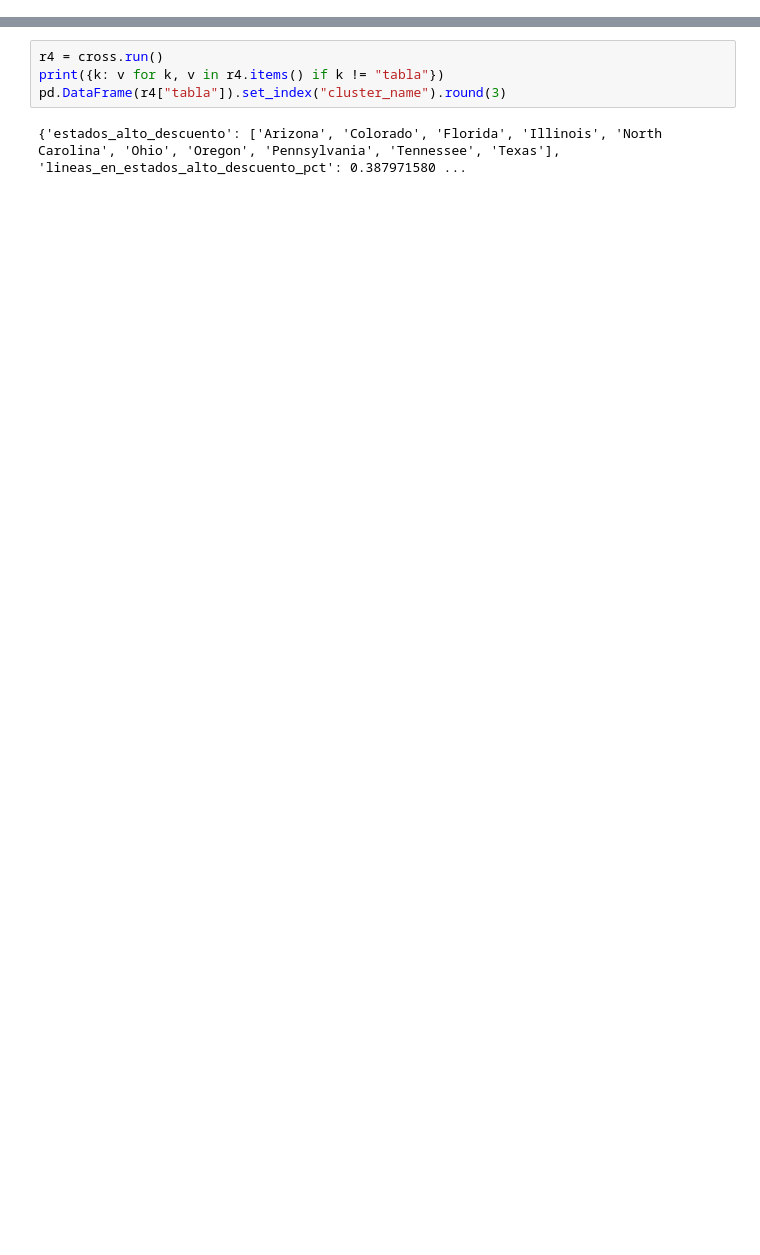
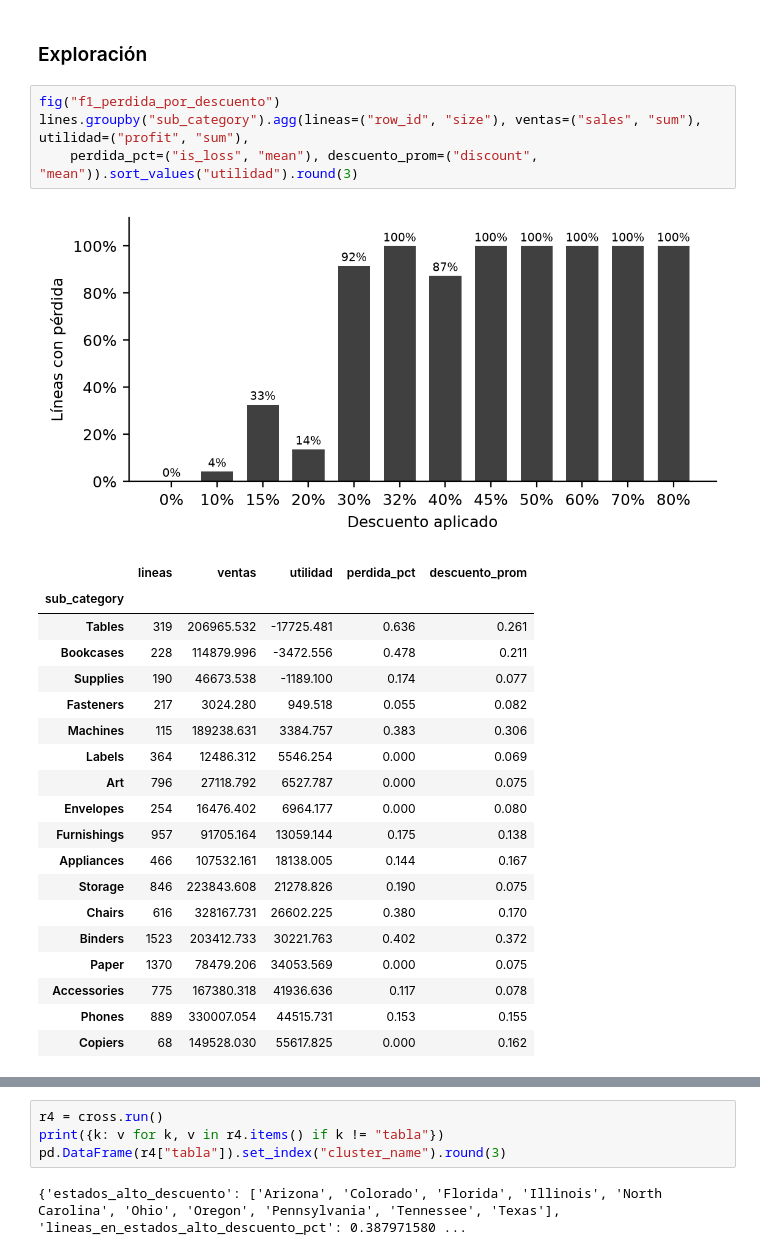
Before and after one commit to gabrielalvarezsurexs/ROLULABO, a Jupyter notebook: notebooks/rolulabo_analisis.ipynb, the cells around one changed output, grey strips where cells are left out. Cells and saved outputs as stored; diff of their text form; blank space fills up the shorter version.

```diff
--- a/notebooks/rolulabo_analisis.ipynb
+++ b/notebooks/rolulabo_analisis.ipynb
@@ -293,0 +199,27 @@ display(Image(ROOT / "reports/figures/f5_clusters_pca.png"))
+# %% [markdown]
+### Exploración
+# %%
+fig("f1_perdida_por_descuento")
+lines.groupby("sub_category").agg(lineas=("row_id", "size"), ventas=("sales", "sum"), utilidad=("profit", "sum"),
+    perdida_pct=("is_loss", "mean"), descuento_prom=("discount", "mean")).sort_values("utilidad").round(3)
+# %% [output]
+[figure, added]
+|  | lineas | ventas | utilidad | perdida_pct | descuento_prom |
+| sub_category |  |  |  |  |  |
+| Tables | 319 | 206965.532 | -17725.481 | 0.636 | 0.261 |
+| Bookcases | 228 | 114879.996 | -3472.556 | 0.478 | 0.211 |
+| Supplies | 190 | 46673.538 | -1189.100 | 0.174 | 0.077 |
+| Fasteners | 217 | 3024.280 | 949.518 | 0.055 | 0.082 |
+| Machines | 115 | 189238.631 | 3384.757 | 0.383 | 0.306 |
+| Labels | 364 | 12486.312 | 5546.254 | 0.000 | 0.069 |
+| Art | 796 | 27118.792 | 6527.787 | 0.000 | 0.075 |
+| Envelopes | 254 | 16476.402 | 6964.177 | 0.000 | 0.080 |
+| Furnishings | 957 | 91705.164 | 13059.144 | 0.175 | 0.138 |
+| Appliances | 466 | 107532.161 | 18138.005 | 0.144 | 0.167 |
+| Storage | 846 | 223843.608 | 21278.826 | 0.190 | 0.075 |
+| Chairs | 616 | 328167.731 | 26602.225 | 0.380 | 0.170 |
+| Binders | 1523 | 203412.733 | 30221.763 | 0.402 | 0.372 |
+| Paper | 1370 | 78479.206 | 34053.569 | 0.000 | 0.075 |
+| Accessories | 775 | 167380.318 | 41936.636 | 0.117 | 0.078 |
+| Phones | 889 | 330007.054 | 44515.731 | 0.153 | 0.155 |
+| Copiers | 68 | 149528.030 | 55617.825 | 0.000 | 0.162 |
```
Also changed, not shown: parts of 84 cells of this notebook, 47 other files.
